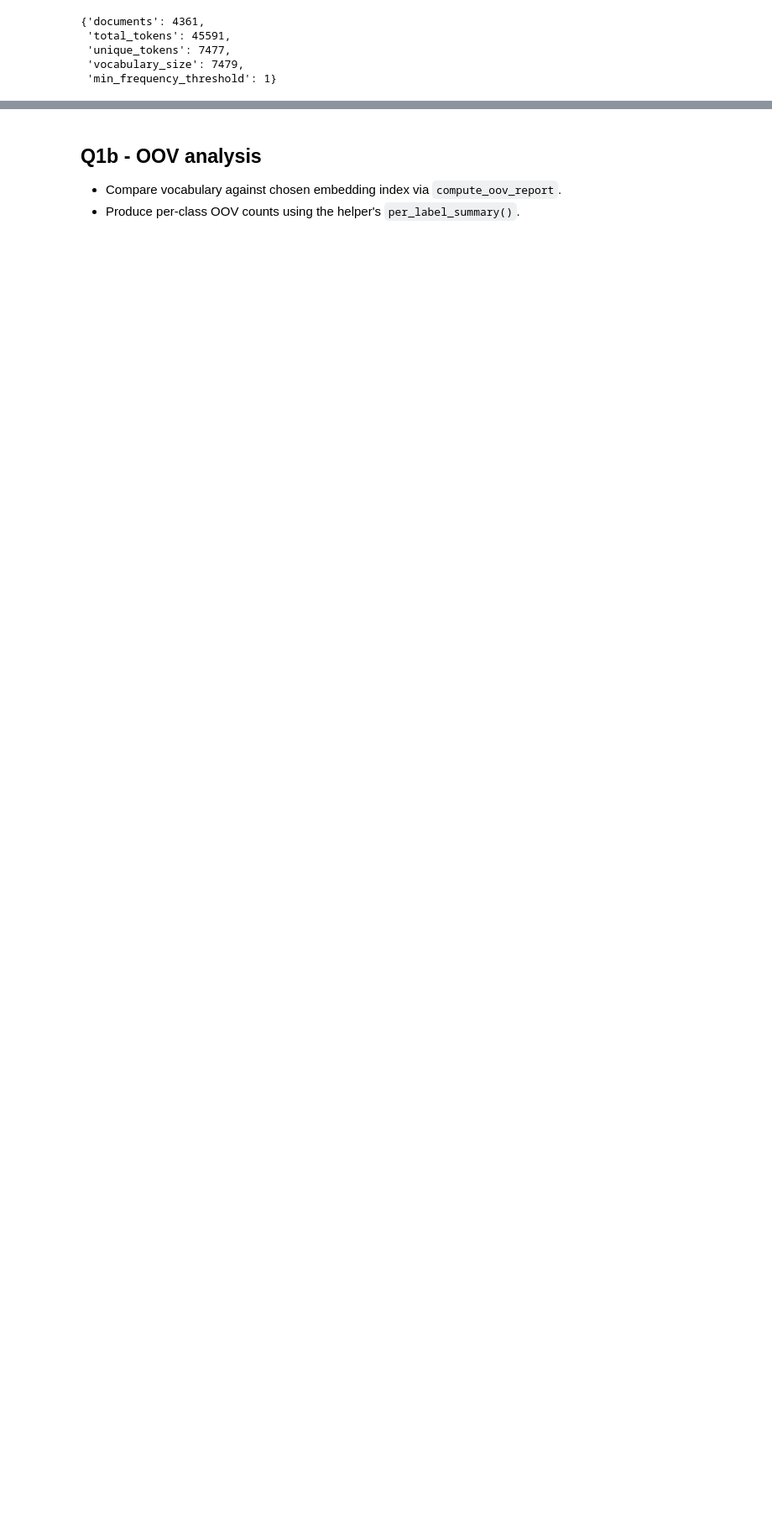
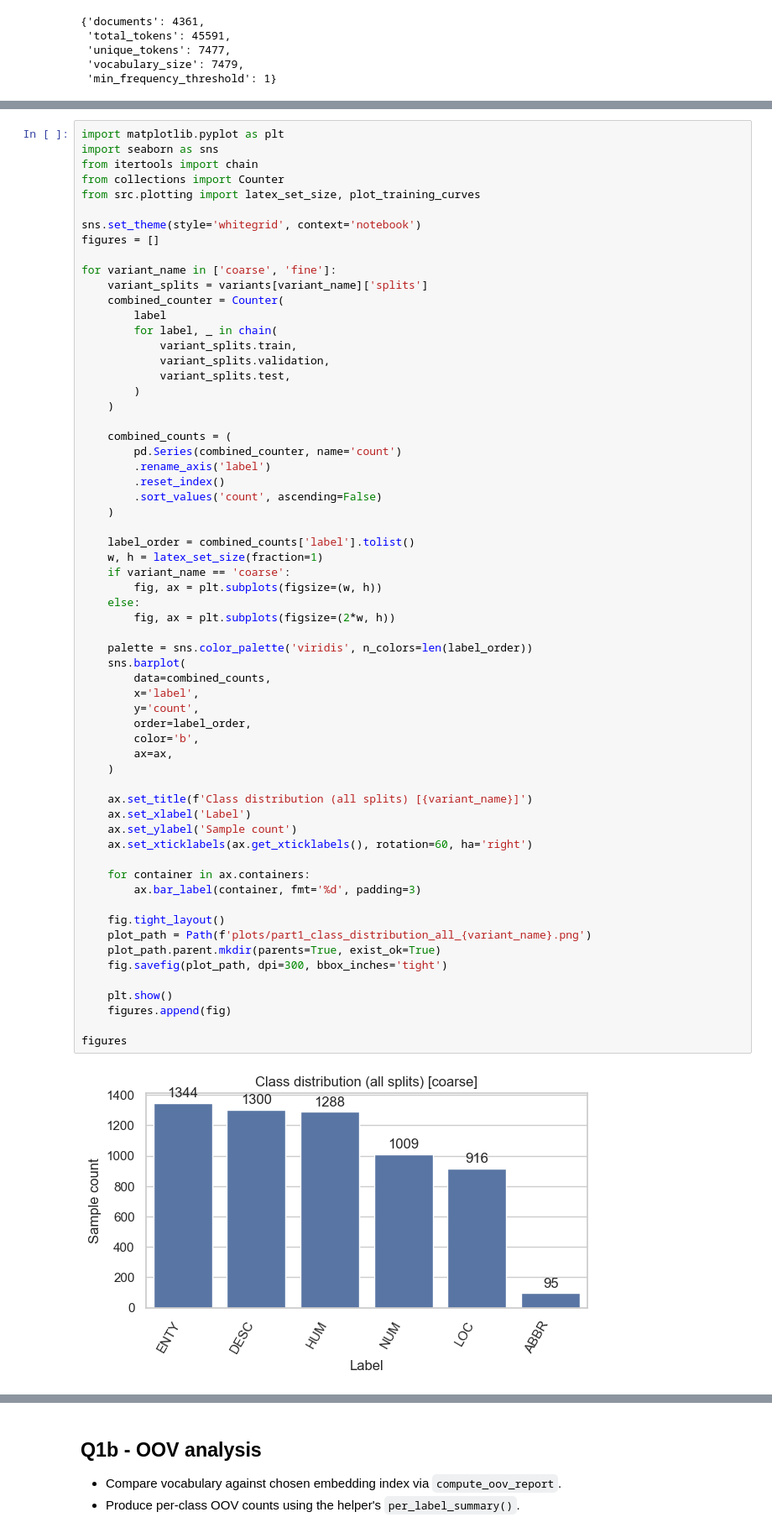
Before and after one commit to JonssonAlexander/NLP_Project_group45, a Jupyter notebook: 01_embeddings.ipynb, the cells around one changed output, grey strips where cells are left out. Shown at 84% size. Drawn from its saved outputs; the diff is of its cells as text; blank space fills up the shorter version.

Commit message:
dist plots

```diff
--- a/01_embeddings.ipynb
+++ b/01_embeddings.ipynb
@@ -68,0 +104,64 @@ vocab_report.summary()
+# %%
+import matplotlib.pyplot as plt
+import seaborn as sns
+from itertools import chain
+from collections import Counter
+from src.plotting import latex_set_size, plot_training_curves
+
+sns.set_theme(style='whitegrid', context='notebook')
+figures = []
+
+for variant_name in ['coarse', 'fine']:
+    variant_splits = variants[variant_name]['splits']
+    combined_counter = Counter(
+        label
+        for label, _ in chain(
+            variant_splits.train,
+            variant_splits.validation,
+            variant_splits.test,
+        )
+    )
+
+    combined_counts = (
+        pd.Series(combined_counter, name='count')
+        .rename_axis('label')
+        .reset_index()
+        .sort_values('count', ascending=False)
+    )
+
+    label_order = combined_counts['label'].tolist()
+    w, h = latex_set_size(fraction=1)
+    if variant_name == 'coarse':
+        fig, ax = plt.subplots(figsize=(w, h))
+    else:
+        fig, ax = plt.subplots(figsize=(2*w, h))
+
+    palette = sns.color_palette('viridis', n_colors=len(label_order))
+    sns.barplot(
+        data=combined_counts,
+        x='label',
+        y='count',
+        order=label_order,
+        color='b',
+        ax=ax,
+    )
+
+    ax.set_title(f'Class distribution (all splits) [{variant_name}]')
+    ax.set_xlabel('Label')
+    ax.set_ylabel('Sample count')
+    ax.set_xticklabels(ax.get_xticklabels(), rotation=60, ha='right')
+
+    for container in ax.containers:
+        ax.bar_label(container, fmt='%d', padding=3)
+
+    fig.tight_layout()
+    plot_path = Path(f'plots/part1_class_distribution_all_{variant_name}.png')
+    plot_path.parent.mkdir(parents=True, exist_ok=True)
+    fig.savefig(plot_path, dpi=300, bbox_inches='tight')
+
+    plt.show()
+    figures.append(fig)
+
+figures
+# %% [output]
+[figure, added]
```
Also changed, not shown: parts of 2 cells of this notebook.
